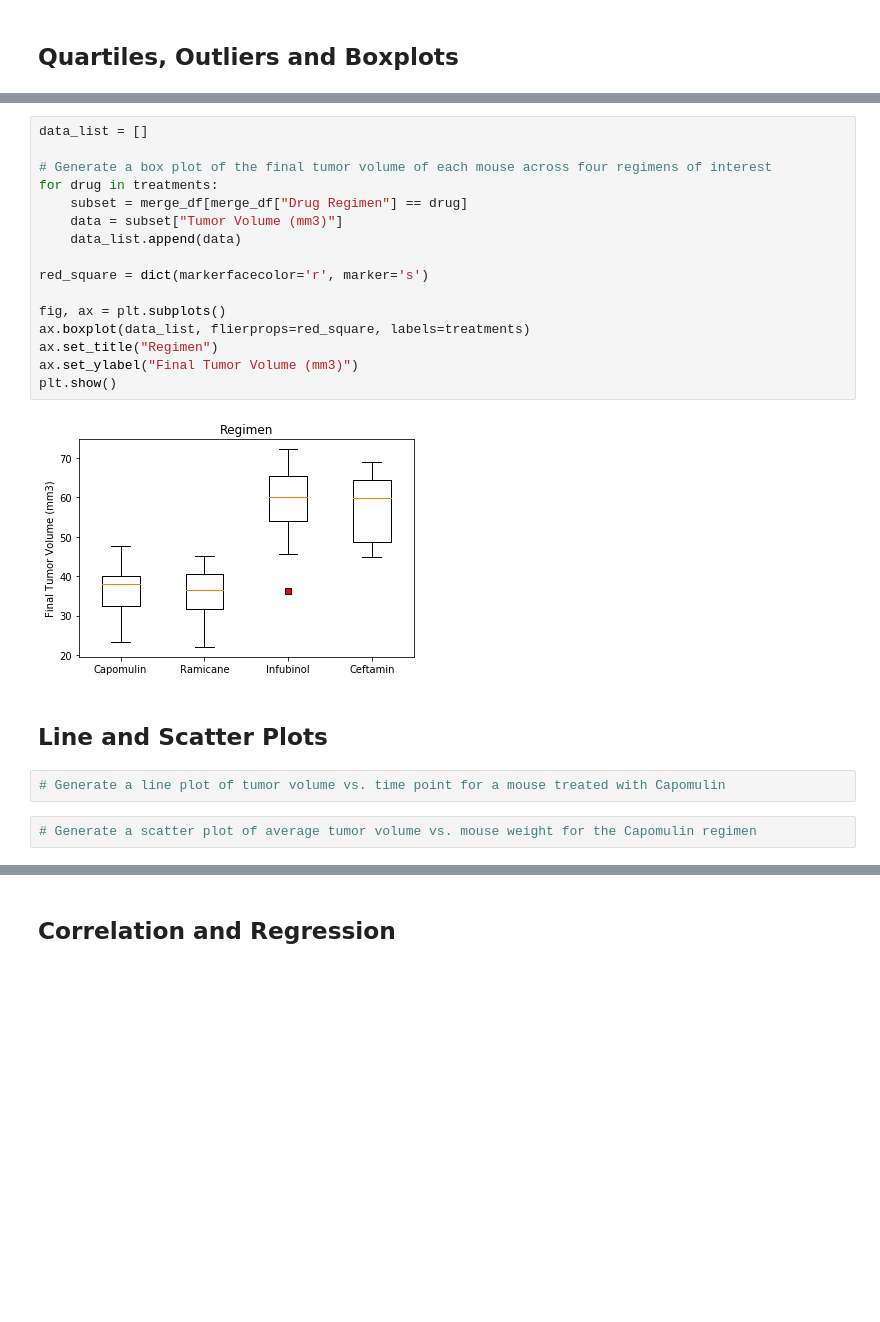
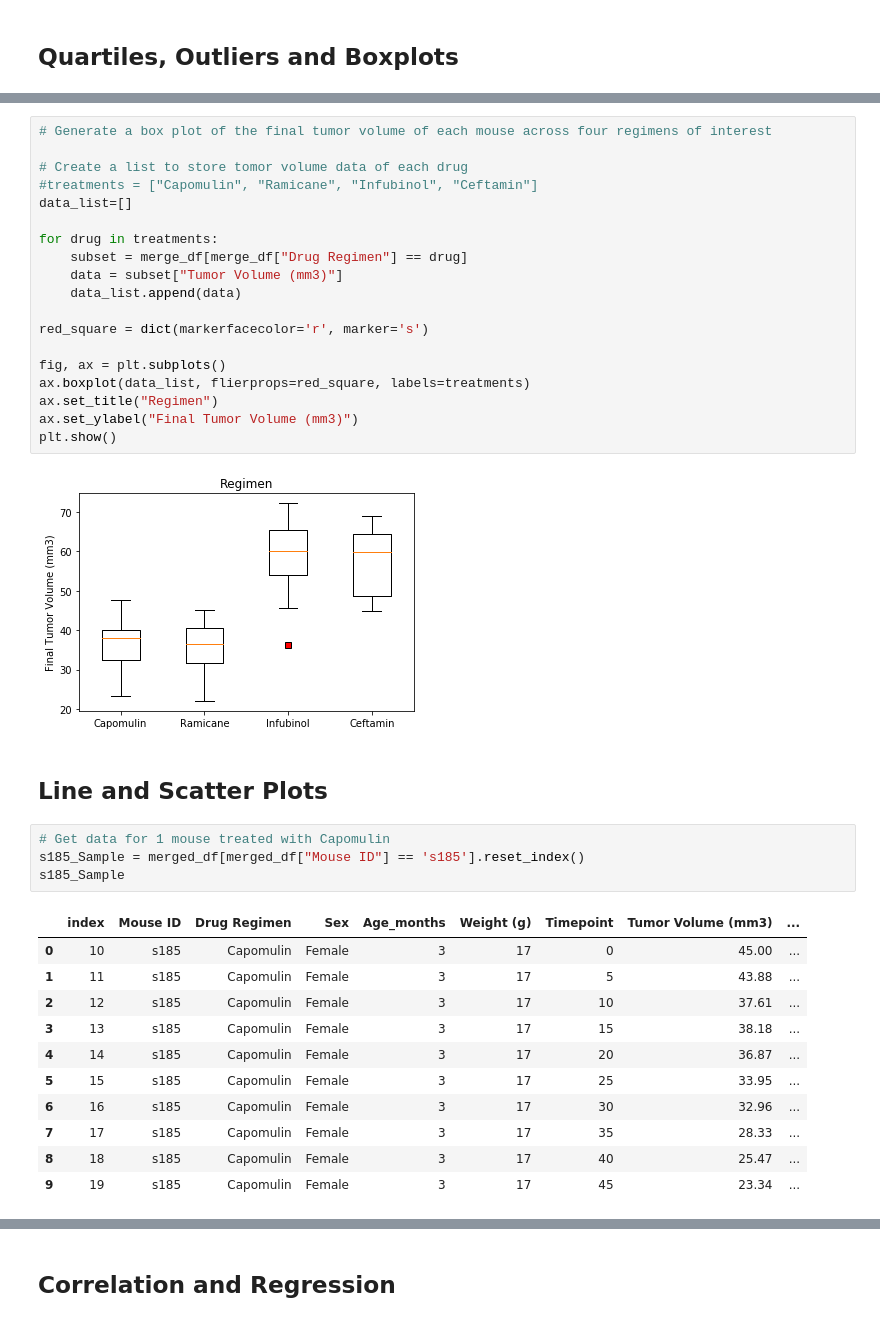
Before and after one commit to Navyhoang/Matplotlib-Challenge, a Jupyter notebook: Pymaceuticals/pymaceuticals.ipynb, the cells around one changed output, grey strips where cells are left out. Saved outputs shown, nothing was run; the diff lists cells and outputs as text; blank space fills up the shorter version.

```diff
--- a/Pymaceuticals/pymaceuticals.ipynb
+++ b/Pymaceuticals/pymaceuticals.ipynb
@@ -346,9 +299,12 @@ Columns: [Mouse ID, Timepoint, Drug Regimen, Sex, Age_months, Weight (g), Tumor
 Index: []
 ------------------------------------------------------------------------------------------------------
 # %%
-data_list = []
+# Generate a box plot of the final tumor volume of each mouse across four regimens of interest
 
-# Generate a box plot of the final tumor volume of each mouse across four regimens of interest
+# Create a list to store tomor volume data of each drug
+#treatments = ["Capomulin", "Ramicane", "Infubinol", "Ceftamin"]
+data_list=[]
+
 for drug in treatments:
     subset = merge_df[merge_df["Drug Regimen"] == drug]
     data = subset["Tumor Volume (mm3)"]
@@ -365,7 +321,19 @@ plt.show()
 [figure]
 # %% [markdown]
 ## Line and Scatter Plots
-# %%
-# Generate a line plot of tumor volume vs. time point for a mouse treated with Capomulin
-# %%
-# Generate a scatter plot of average tumor volume vs. mouse weight for the Capomulin regimen
+# %%
+# Get data for 1 mouse treated with Capomulin
+s185_Sample = merged_df[merged_df["Mouse ID"] == 's185'].reset_index()
+s185_Sample
+# %% [output]
+|  | index | Mouse ID | Drug Regimen | Sex | Age_months | Weight (g) | Timepoint | Tumor Volume (mm3) | ... |
+| 0 | 10 | s185 | Capomulin | Female | 3 | 17 | 0 | 45.00 | ... |
+| 1 | 11 | s185 | Capomulin | Female | 3 | 17 | 5 | 43.88 | ... |
+| 2 | 12 | s185 | Capomulin | Female | 3 | 17 | 10 | 37.61 | ... |
+| 3 | 13 | s185 | Capomulin | Female | 3 | 17 | 15 | 38.18 | ... |
+| 4 | 14 | s185 | Capomulin | Female | 3 | 17 | 20 | 36.87 | ... |
+| 5 | 15 | s185 | Capomulin | Female | 3 | 17 | 25 | 33.95 | ... |
+| 6 | 16 | s185 | Capomulin | Female | 3 | 17 | 30 | 32.96 | ... |
+| 7 | 17 | s185 | Capomulin | Female | 3 | 17 | 35 | 28.33 | ... |
+| 8 | 18 | s185 | Capomulin | Female | 3 | 17 | 40 | 25.47 | ... |
+| 9 | 19 | s185 | Capomulin | Female | 3 | 17 | 45 | 23.34 | ... |
```
Also changed, not shown: parts of 22 cells of this notebook.
